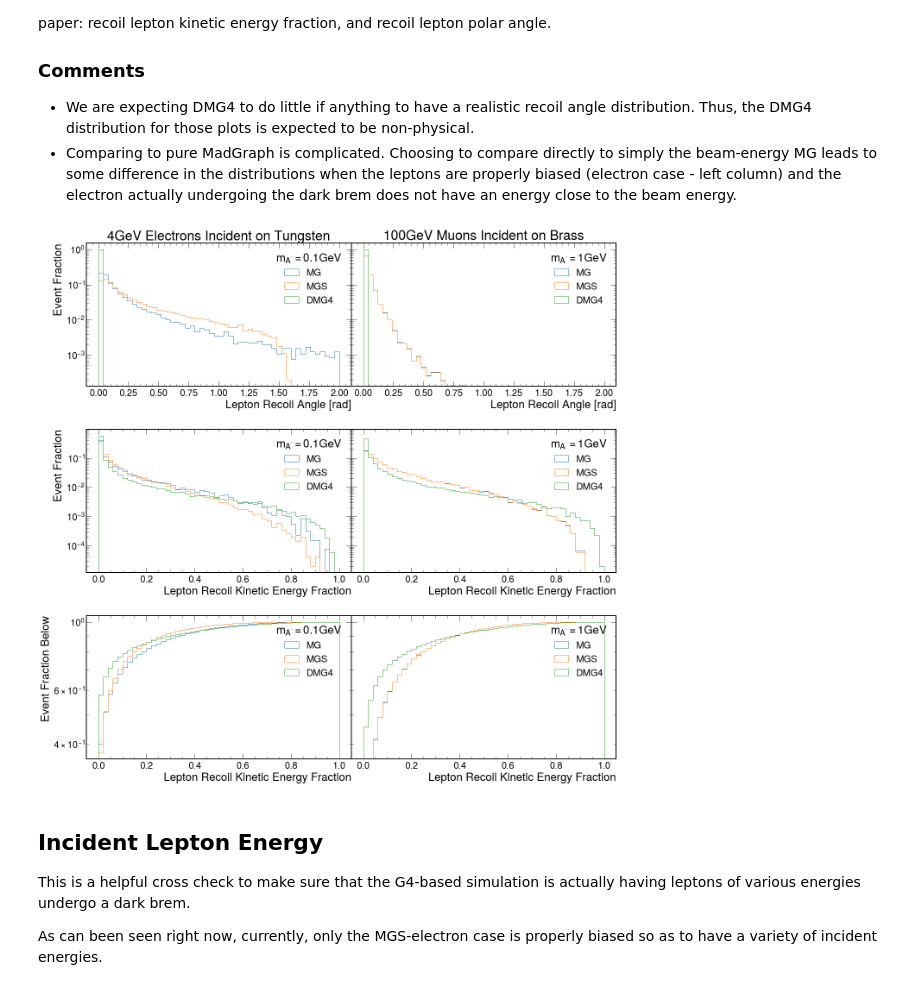
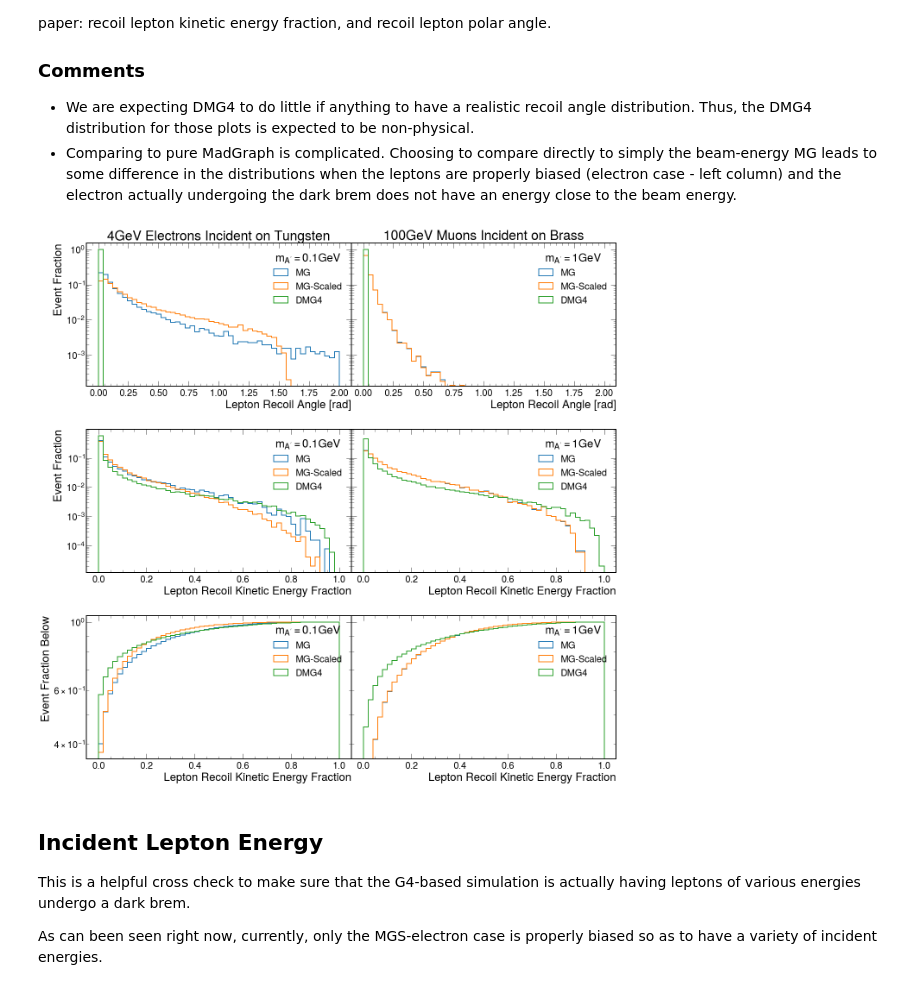
Before and after one commit to tomeichlersmith/ldmx-sim-technique, a Jupyter notebook: ana/plot-dev.ipynb, the cells around one changed output. Saved outputs shown, nothing was run; the diff lists cells and outputs as text; code cells hidden in the pictures.

Commit message:
fix linewidth in plots

```diff
--- a/ana/plot-dev.ipynb
+++ b/ana/plot-dev.ipynb
@@ -43,12 +44,12 @@ def read(fp) :
 # %%
 el_data = {
     'MG' : read('../dblib/electron_tungsten_MaxE_4.0_MinE_0.2_RelEStep_0.1_UndecayedAP_mA_0.1_run_3000/electron_tungsten_MaxE_4.0_MinE_0.2_RelEStep_0.1_UndecayedAP_mA_0.1_run_3000_IncidentEnergy_4.0_unweighted_events.lhe'),
-    'MGS' : read('../lower_floor/ntuple_electron_tungsten_depthmm_100.0_mAMeV_100_events_50000_run_3000.root'),
+    'MG-Scaled' : read('../lower_floor/ntuple_electron_tungsten_depthmm_100.0_mAMeV_100_events_50000_run_3000.root'),
     'DMG4' : read('../lower_floor/ntuple_electron_tungsten_depthmm_100.0_mAMeV_100_events_50000_run_1.root'),
 }
 mu_data = {
     'MG' : read('../dblib/muon_copper_MaxE_100.0_MinE_2.0_RelEStep_0.1_UndecayedAP_mA_1.0_run_3000/muon_copper_MaxE_100.0_MinE_2.0_RelEStep_0.1_UndecayedAP_mA_1.0_run_3000_IncidentEnergy_100.0_unweighted_events.lhe'),
-    'MGS' : read('../lower_floor/ntuple_muon_brass_depthmm_100.0_mAMeV_1000_events_50000_run_3000.root'),
+    'MG-Scaled' : read('../lower_floor/ntuple_muon_brass_depthmm_100.0_mAMeV_1000_events_50000_run_3000.root'),
     'DMG4' : read('../lower_floor/ntuple_muon_brass_depthmm_100.0_mAMeV_1000_events_50000_run_1.root')
 }
 # %% [markdown]
@@ -69,7 +70,7 @@ e_ang.set_ylabel('Event Fraction')
 e_ang.set_title('4GeV Electrons Incident on Tungsten')
 for name, df in el_data.items() :
     e_ang.hist(df['recoil_angle'],weights=np.ones(len(df['energy_frac']))/len(df['energy_frac']),
-               label=name,
+               label=name,linewidth=2.,
                histtype='step',range=(0.,2.),bins=50)
 e_ang.legend(title='$m_{A\'}=0.1$GeV')
 
@@ -77,45 +78,45 @@ m_ang.set_xlabel('Lepton Recoil Angle [rad]')
 m_ang.set_title('100GeV Muons Incident on Brass')
 for name, df in mu_data.items() :
     m_ang.hist(df['recoil_angle'],weights=np.ones(len(df['energy_frac']))/len(df['energy_frac']),
-               label=name,
+               label=name,linewidth=2.,
                histtype='step',range=(0.,2.0),bins=50)
 m_ang.legend(title='$m_{A\'}=1$GeV')
 
 e_ke.set_xlabel('Lepton Recoil Kinetic Energy Fraction')
 e_ke.set_yscale('log')
 e_ke.set_ylabel('Event Fraction')
 for name, df in el_data.items() :
     e_ke.hist(df['energy_frac'],weights=np.ones(len(df['energy_frac']))/len(df['energy_frac']),
-              label=name,
+              label=name,linewidth=2.,
                histtype='step',range=(0.,1.),bins=50)
 e_ke.legend(title='$m_{A\'}=0.1$GeV')
 
 m_ke.set_xlabel('Lepton Recoil Kinetic Energy Fraction')
 for name, df in mu_data.items() :
     m_ke.hist(df['energy_frac'],weights=np.ones(len(df['energy_frac']))/len(df['energy_frac']),
-              label=name,
+              label=name,linewidth=2.,
                histtype='step',range=(0.,1.),bins=50)
 m_ke.legend(title='$m_{A\'}=1$GeV')
 
 e_ke_cm.set_xlabel('Lepton Recoil Kinetic Energy Fraction')
 e_ke_cm.set_yscale('log')
 e_ke_cm.set_ylabel('Event Fraction Below')
 for name, df in el_data.items() :
     e_ke_cm.hist(df['energy_frac'],weights=np.ones(len(df['energy_frac']))/len(df['energy_frac']),
-                 label=name, cumulative=True,
+                 label=name, cumulative=True, linewidth=2.,
                histtype='step',range=(0.,1.),bins=50)
 e_ke_cm.legend(title='$m_{A\'}=0.1$GeV')
 
 m_ke_cm.set_xlabel('Lepton Recoil Kinetic Energy Fraction')
 for name, df in mu_data.items() :
     m_ke_cm.hist(df['energy_frac'],weights=np.ones(len(df['energy_frac']))/len(df['energy_frac']),
-                 label=name, cumulative=True,
+                 label=name, cumulative=True,linewidth=2.,
                  histtype='step',range=(0.,1.),bins=50)
 m_ke_cm.legend(title='$m_{A\'}=1$GeV')
 
 plt.show()
 # %% [output]
-[figure, old version]
+[figure, new version]
 # %% [markdown]
 ## Incident Lepton Energy
 This is a helpful cross check to make sure that the G4-based simulation is actually having leptons of various energies undergo a dark brem.
```
Also changed, not shown: parts of 3 cells of this notebook.
